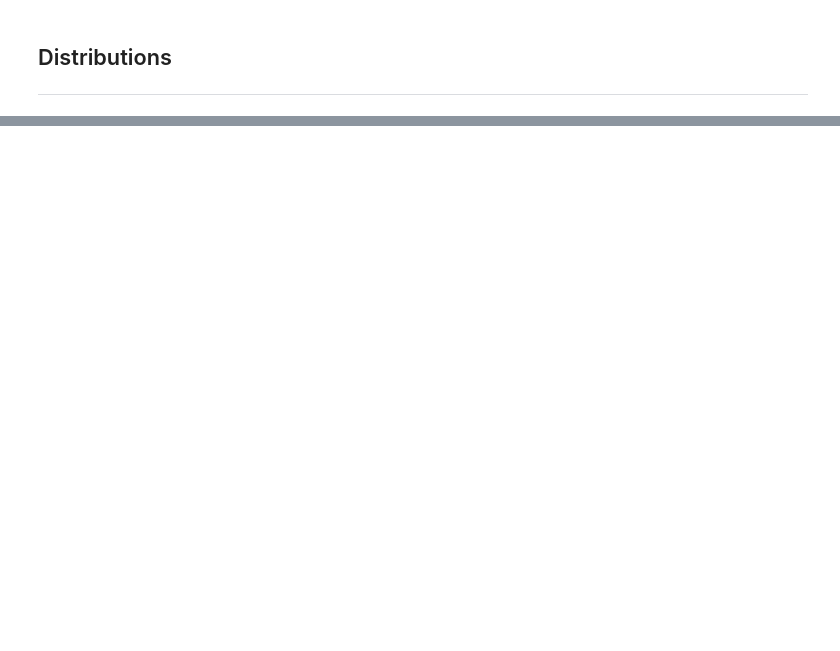
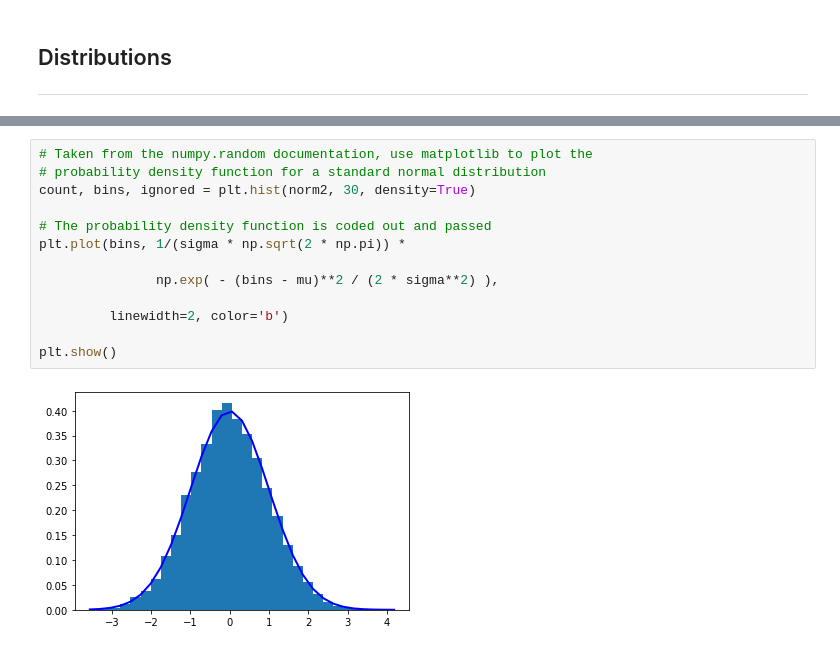
Before and after one commit to colm-o-caoimh/NumpyRandom, a Jupyter notebook: Assignment2020.ipynb, the cells around one changed output, grey strips where cells are left out. Drawn from its saved outputs; the diff is of its cells as text; blank space fills up the shorter version.

```diff
--- a/Assignment2020.ipynb
+++ b/Assignment2020.ipynb
@@ -413,0 +426,15 @@ s
+# %%
+# Taken from the numpy.random documentation, use matplotlib to plot the
+# probability density function for a standard normal distribution
+count, bins, ignored = plt.hist(norm2, 30, density=True)
+
+# The probability density function is coded out and passed
+plt.plot(bins, 1/(sigma * np.sqrt(2 * np.pi)) *
+
+               np.exp( - (bins - mu)**2 / (2 * sigma**2) ),
+
+         linewidth=2, color='b')
+
+plt.show()
+# %% [output]
+[figure, added]
```
Also changed, not shown: parts of 54 cells of this notebook.
